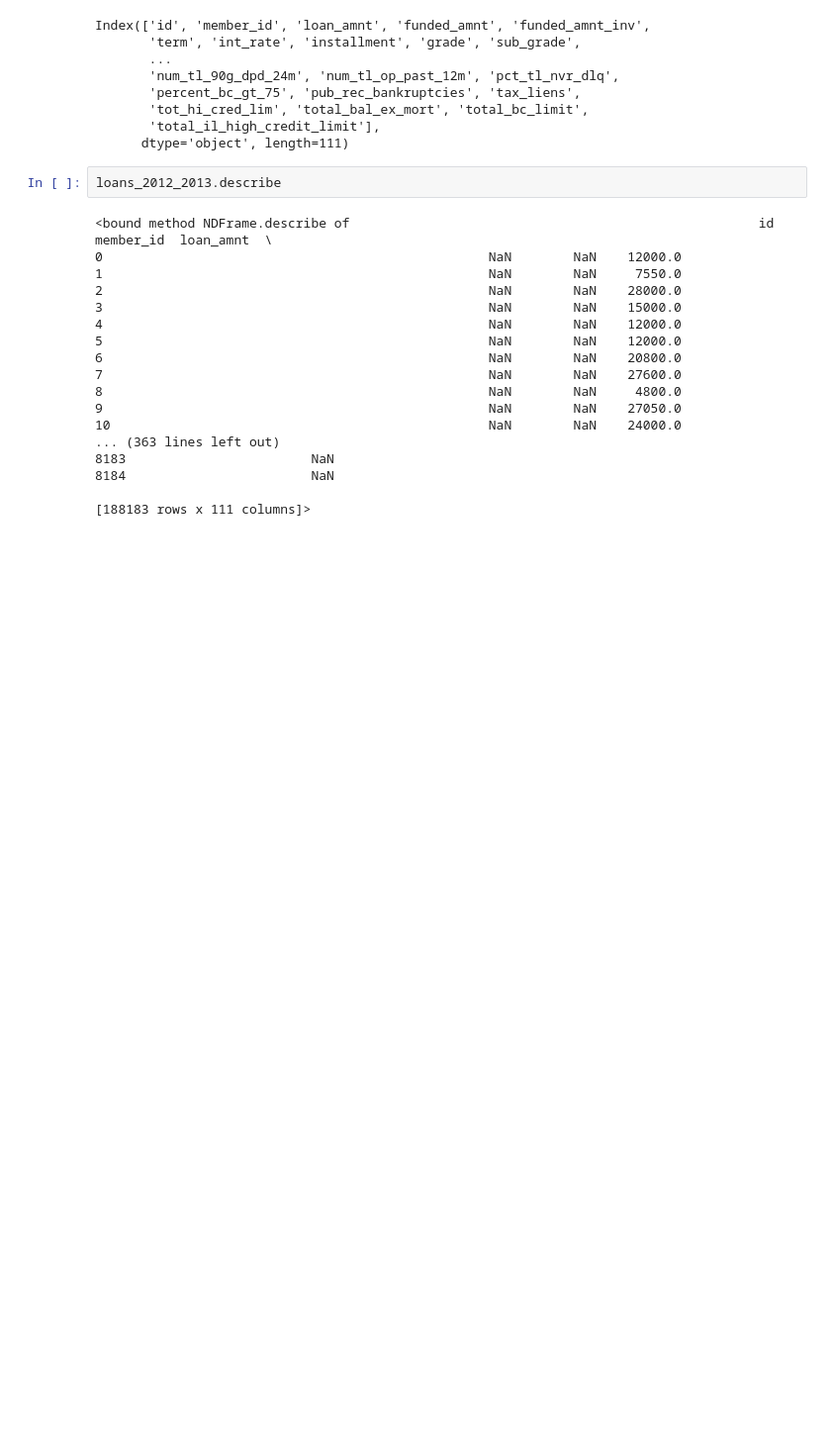
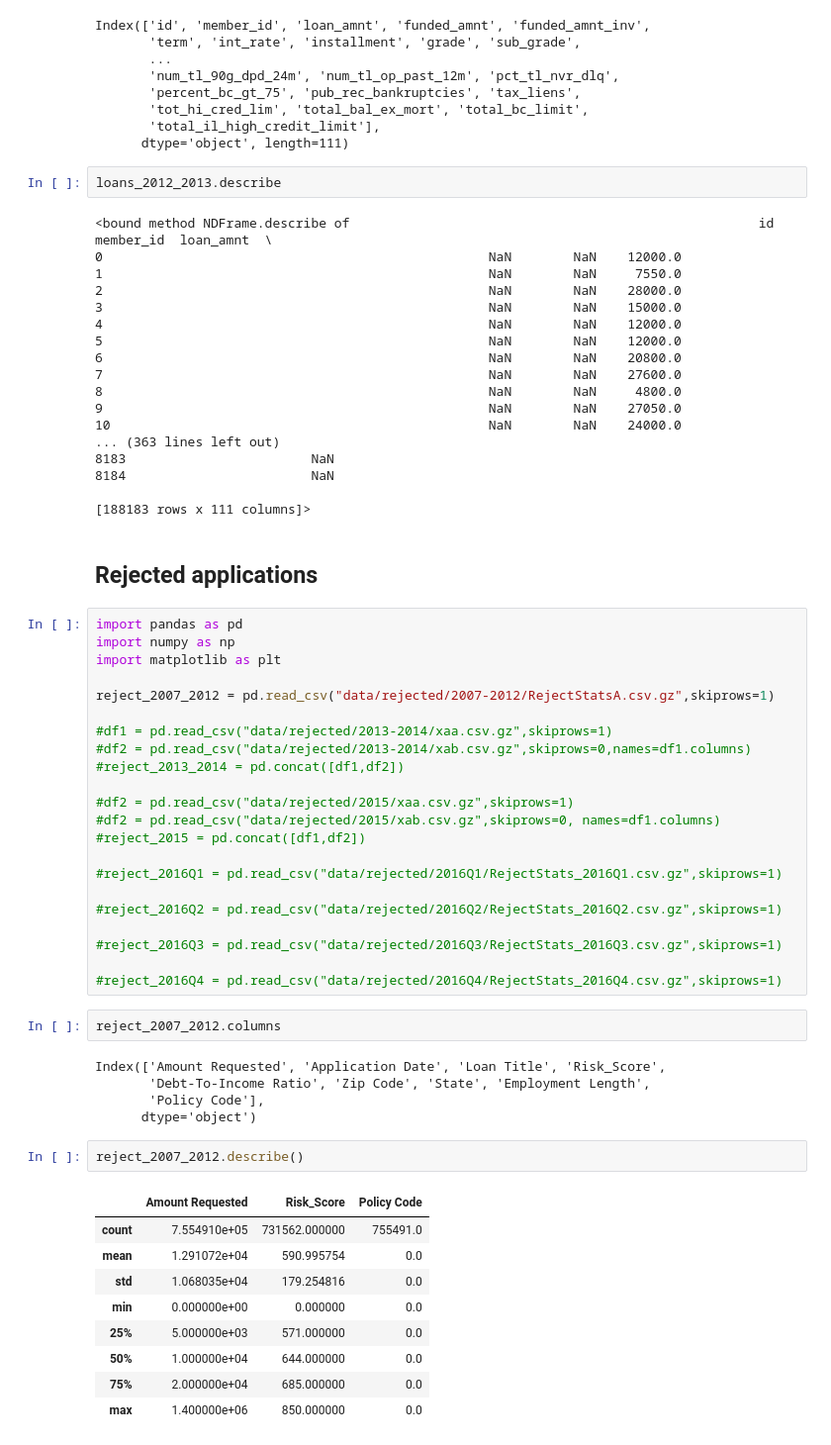
Before and after one commit to jdl359/LendingClubProject, a Jupyter notebook: Main.ipynb, the cells around one changed output. Shown at 99% size. Saved outputs shown, nothing was run; the diff lists cells and outputs as text; blank space fills up the shorter version.

Commit message:
Added all years of data in notebook

```diff
--- a/Main.ipynb
+++ b/Main.ipynb
@@ -66,3 +116,46 @@ loans_2012_2013.describe
 8184                        NaN
 
 [188183 rows x 111 columns]>
+# %% [markdown]
+## Rejected applications
+# %%
+import pandas as pd
+import numpy as np
+import matplotlib as plt
+
+reject_2007_2012 = pd.read_csv("data/rejected/2007-2012/RejectStatsA.csv.gz",skiprows=1)
+
+#df1 = pd.read_csv("data/rejected/2013-2014/xaa.csv.gz",skiprows=1)
+#df2 = pd.read_csv("data/rejected/2013-2014/xab.csv.gz",skiprows=0,names=df1.columns)
+#reject_2013_2014 = pd.concat([df1,df2])
+
+#df2 = pd.read_csv("data/rejected/2015/xaa.csv.gz",skiprows=1)
+#df2 = pd.read_csv("data/rejected/2015/xab.csv.gz",skiprows=0, names=df1.columns)
+#reject_2015 = pd.concat([df1,df2])
+
+#reject_2016Q1 = pd.read_csv("data/rejected/2016Q1/RejectStats_2016Q1.csv.gz",skiprows=1)
+
+#reject_2016Q2 = pd.read_csv("data/rejected/2016Q2/RejectStats_2016Q2.csv.gz",skiprows=1)
+
+#reject_2016Q3 = pd.read_csv("data/rejected/2016Q3/RejectStats_2016Q3.csv.gz",skiprows=1)
+
+#reject_2016Q4 = pd.read_csv("data/rejected/2016Q4/RejectStats_2016Q4.csv.gz",skiprows=1)
+# %%
+reject_2007_2012.columns
+# %% [output]
+Index(['Amount Requested', 'Application Date', 'Loan Title', 'Risk_Score',
+       'Debt-To-Income Ratio', 'Zip Code', 'State', 'Employment Length',
+       'Policy Code'],
+      dtype='object')
+# %%
+reject_2007_2012.describe()
+# %% [output]
+|  | Amount Requested | Risk_Score | Policy Code |
+| count | 7.554910e+05 | 731562.000000 | 755491.0 |
+| mean | 1.291072e+04 | 590.995754 | 0.0 |
+| std | 1.068035e+04 | 179.254816 | 0.0 |
+| min | 0.000000e+00 | 0.000000 | 0.0 |
+| 25% | 5.000000e+03 | 571.000000 | 0.0 |
+| 50% | 1.000000e+04 | 644.000000 | 0.0 |
+| 75% | 2.000000e+04 | 685.000000 | 0.0 |
+| max | 1.400000e+06 | 850.000000 | 0.0 |
```
Also changed, not shown: parts of 2 cells of this notebook.
